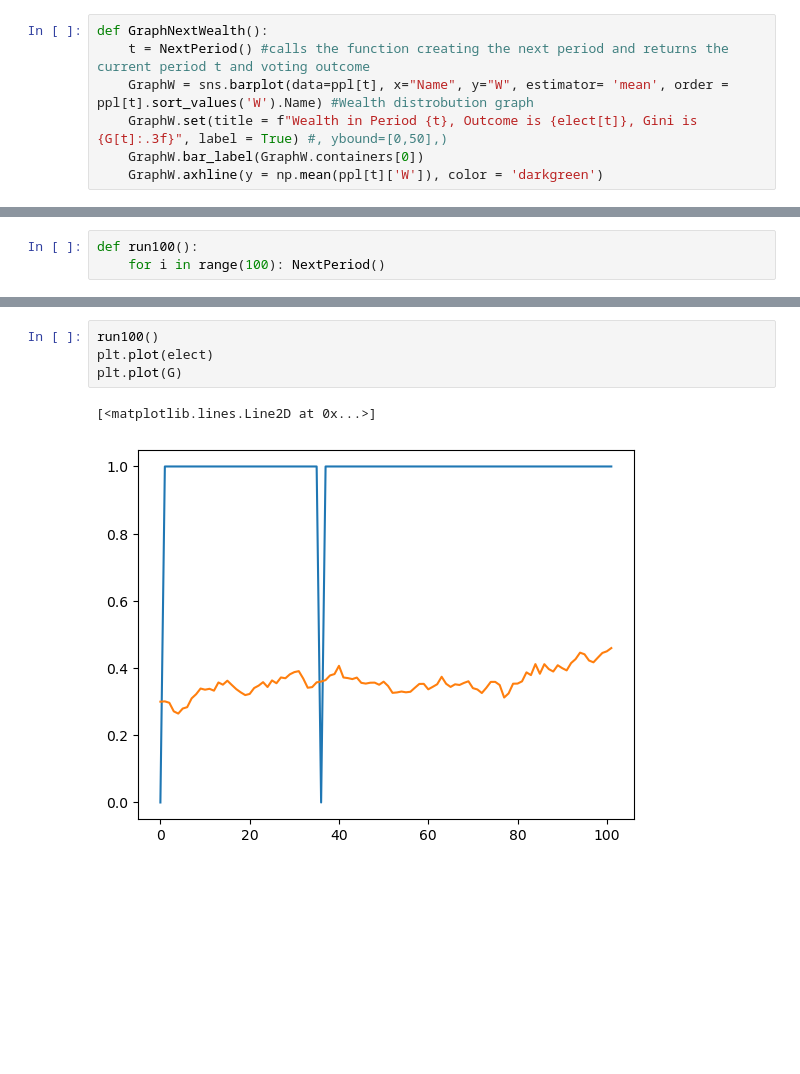
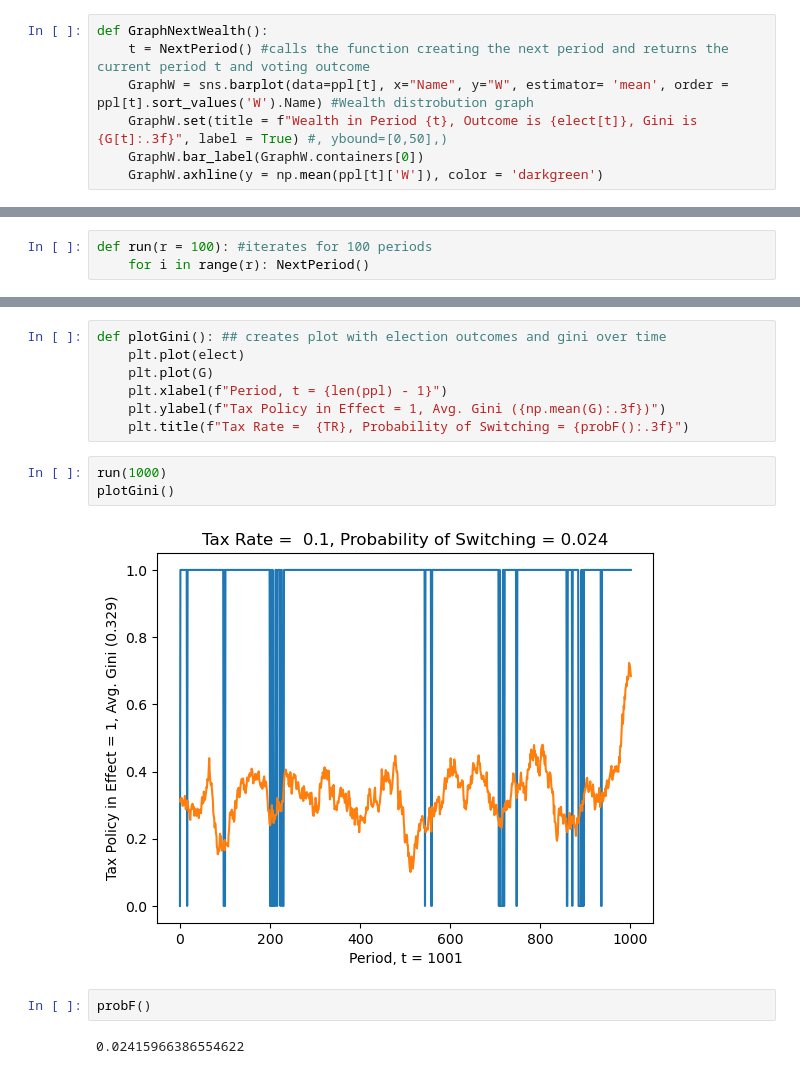
Before and after one commit to JTayMilli/391X, a Jupyter notebook: Wealth Model.ipynb, the cells around one changed output, grey strips where cells are left out. Drawn from its saved outputs; the diff is of its cells as text; blank space fills up the shorter version.

```diff
--- a/Wealth Model.ipynb
+++ b/Wealth Model.ipynb
@@ -82,3 +91,3 @@ GraphNextWealth()
 # %%
-def run100():
-    for i in range(100): NextPeriod()
+def run(r = 100): #iterates for 100 periods
+    for i in range(r): NextPeriod()
@@ -85,7 +104,16 @@ def run100():
 # %%
-run100()
-plt.plot(elect)
-plt.plot(G)
+def plotGini(): ## creates plot with election outcomes and gini over time
+    plt.plot(elect)
+    plt.plot(G)
+    plt.xlabel(f"Period, t = {len(ppl) - 1}")
+    plt.ylabel(f"Tax Policy in Effect = 1, Avg. Gini ({np.mean(G):.3f})")
+    plt.title(f"Tax Rate =  {TR}, Probability of Switching = {probF():.3f}")
-# %% [output]
-[<matplotlib.lines.Line2D at 0x...>]
-[figure, removed]
+# %%
+run(1000)
+plotGini()
+# %% [output]
+[figure, added]
+# %%
+probF()
+# %% [output]
+0.02415966386554622
```
Also changed, not shown: parts of 11 cells of this notebook, 1 other file.
